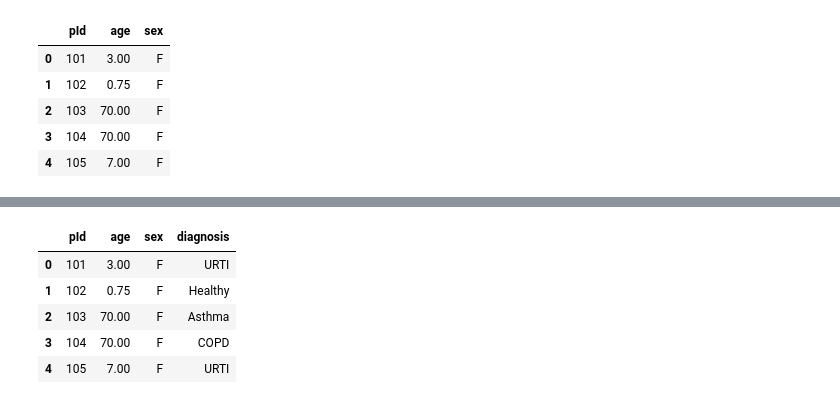
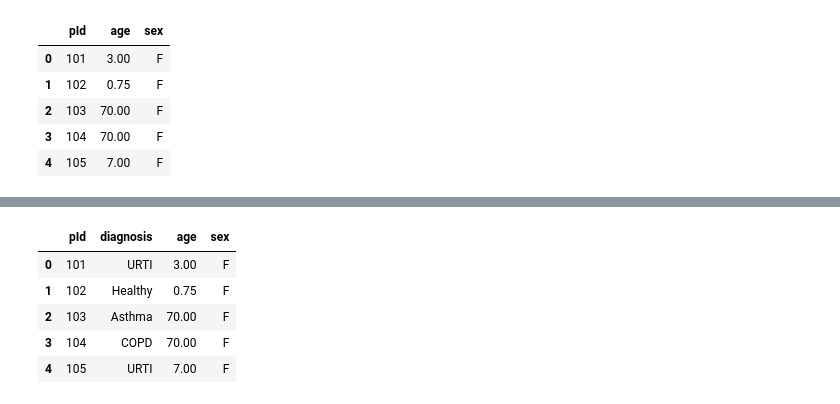
Before and after one commit to danaelisanicolas/Detecting-Respiratory-Disease, a Jupyter notebook: code/part-5-training-with-text-data.ipynb, the cells around one changed output, grey strips where cells are left out. Cells and saved outputs as stored; diff of their text form; code cells hidden in the pictures.

Commit message:
Training with patient data and presentation

```diff
--- a/code/part-5-training-with-text-data.ipynb
+++ b/code/part-5-training-with-text-data.ipynb
@@ -1,3 +32,5 @@
 # %%
-!ls ../input/respiratory-sound-database/Respiratory_Sound_Database/Respiratory_Sound_Database
+diagnosis_csv = '../input/respiratory-sound-database/Respiratory_Sound_Database/Respiratory_Sound_Database/patient_diagnosis.csv'
+diagnosis = pd.read_csv(diagnosis_csv, names=['pId', 'diagnosis'])
+diagnosis.head()
 # %% [output]
@@ -16,7 +55,7 @@ from sklearn.model_selection import train_test_split
 # %%
-demo = pd.read_csv('../input/respiratory-sound-database/demographic_info.txt',
-                   sep=' ', names=['pId', 'age', 'sex', 'adult_bmi', 'child_wt', 'child_ht'])
-demo.head()
+demographic_csv = '../input/respiratory-sound-database/demographic_info.txt'
+demographic = pd.read_csv(demographic_csv, sep=' ', names=['pId', 'age', 'sex', 'adult_bmi', 'child_wt', 'child_ht'])
+demographic.head()
 # %% [output]
 |  | pId | age | sex | adult_bmi | child_wt | child_ht |
 | 0 | 101 | 3.00 | F | NaN | 19.0 | 99.0 |
@@ -25,8 +64,8 @@ demo.head()
 | 3 | 104 | 70.00 | F | 28.47 | NaN | NaN |
 | 4 | 105 | 7.00 | F | NaN | 32.0 | 135.0 |
 # %%
-demo.drop(['adult_bmi', 'child_wt', 'child_ht'], axis=1, inplace=True)
-demo.head()
+demographic.drop(['adult_bmi', 'child_wt', 'child_ht'], axis=1, inplace=True)
+demographic.head()
 # %% [output]
 |  | pId | age | sex |
 | 0 | 101 | 3.00 | F |
@@ -47,4 +75,0 @@ demo['sex'].fillna(demo['sex'].mode, inplace=True)
-# %%
-diagnosis = pd.read_csv('../input/respiratory-sound-database/Respiratory_Sound_Database/Respiratory_Sound_Database/patient_diagnosis.csv',
-                       names=['pId', 'diagnosis'])
-diagnosis.head()
@@ -83,10 +97,10 @@ memory usage: 2.1+ KB
 # %%
-patients = pd.merge(demo, diagnosis, on='pId')
-patients.head()
+df = pd.merge(diagnosis, demographic, on='pId')
+df.head()
 # %% [output]
-|  | pId | age | sex | diagnosis |
-| 0 | 101 | 3.00 | F | URTI |
-| 1 | 102 | 0.75 | F | Healthy |
-| 2 | 103 | 70.00 | F | Asthma |
-| 3 | 104 | 70.00 | F | COPD |
-| 4 | 105 | 7.00 | F | URTI |
+|  | pId | diagnosis | age | sex |
+| 0 | 101 | URTI | 3.00 | F |
+| 1 | 102 | Healthy | 0.75 | F |
+| 2 | 103 | Asthma | 70.00 | F |
+| 3 | 104 | COPD | 70.00 | F |
+| 4 | 105 | URTI | 7.00 | F |
```
Also changed, not shown: parts of 84 cells of this notebook, 3 other files.
